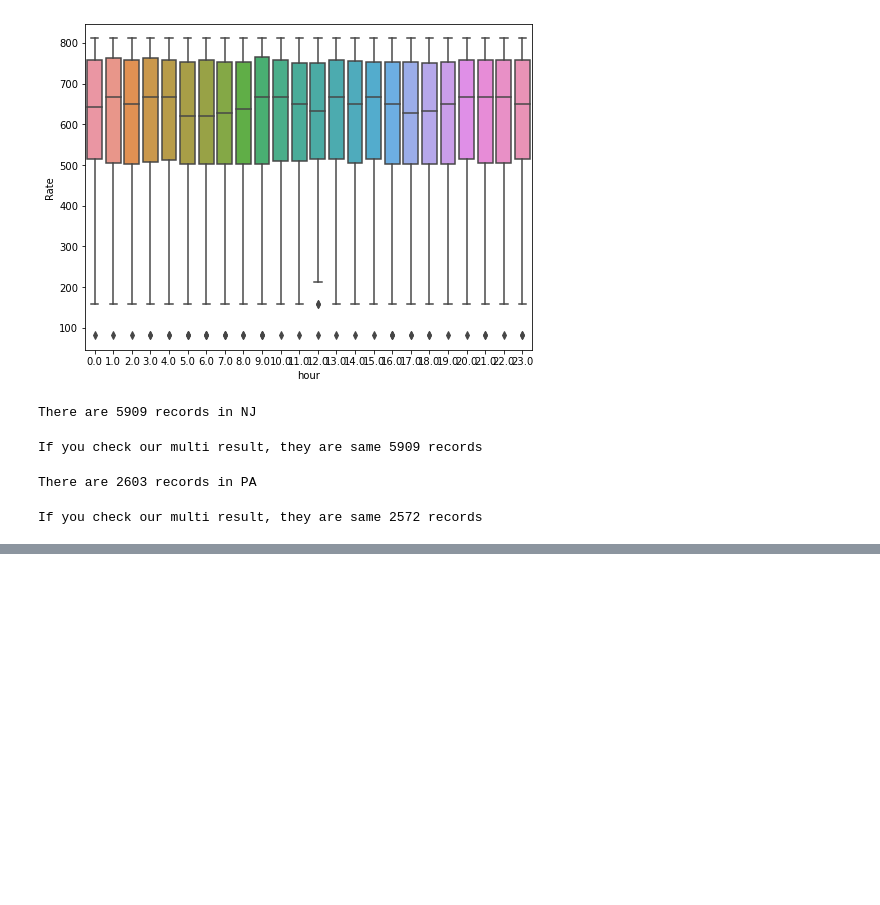
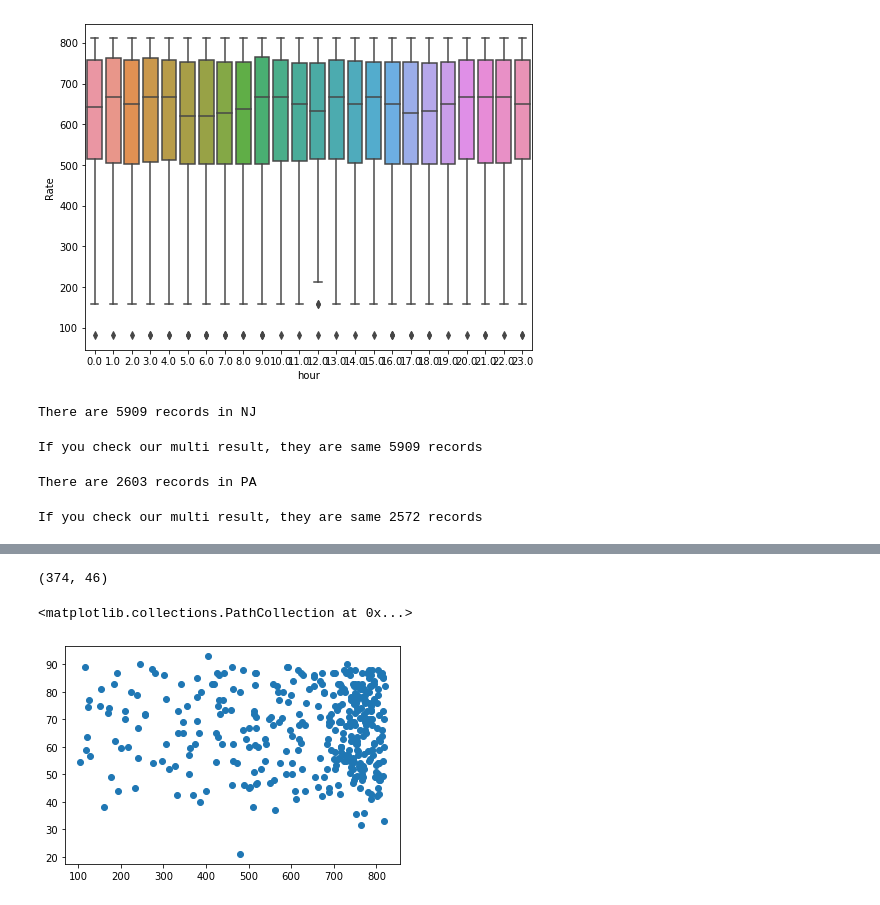
Before and after one commit to L3P3titPrince/Spray_Weather_Forecast, a Jupyter notebook: 21_Weather.ipynb, the cells around one changed output, grey strips where cells are left out. Cells and saved outputs as stored; diff of their text form; code cells hidden in the pictures; blank space fills up the shorter version.

```diff
--- a/21_Weather.ipynb
+++ b/21_Weather.ipynb
@@ -2028,0 +1950,9 @@ df_31 = class_pre.convert_yymmdd(df_21, 'dt_est')
+# %%
+df_08_Flavors.shape
+# %% [output]
+(374, 46)
+# %%
+plt.scatter(x = df_08_Flavors['Rate'], y = df_08_Flavors['humidity_median'])
+# %% [output]
+<matplotlib.collections.PathCollection at 0x...>
+[figure, added]
```
Also changed, not shown: parts of 249 cells of this notebook.
